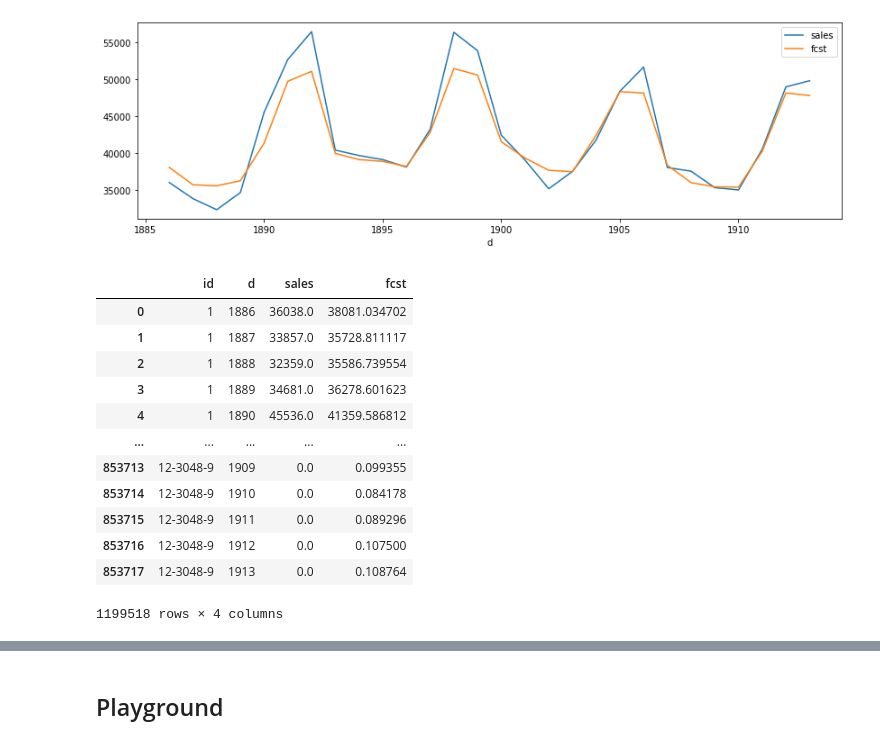
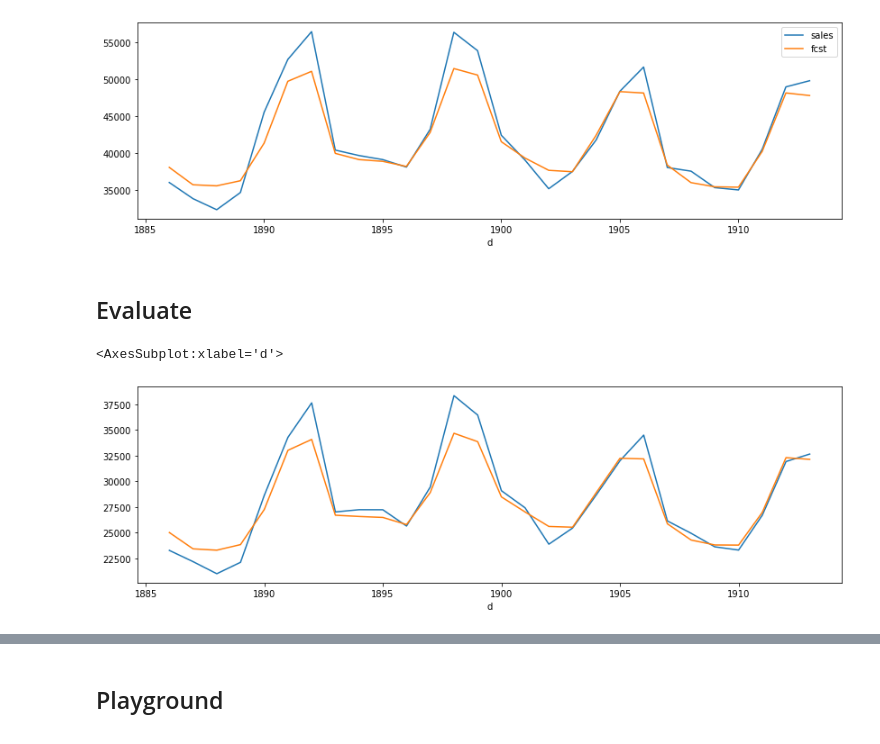
Before and after one commit to coldwhitewinters/m5-forecasting, a Jupyter notebook: notebooks/proto2.ipynb, the cells around one changed output, grey strips where cells are left out. Saved outputs shown, nothing was run; the diff lists cells and outputs as text; code cells hidden in the pictures.

```diff
--- a/notebooks/proto2.ipynb
+++ b/notebooks/proto2.ipynb
@@ -141,20 +116,3 @@ fcst_df.groupby(["d"])[["sales", "fcst"]].sum().plot()
 # %% [output]
 <AxesSubplot:xlabel='d'>
 [figure]
-# %%
-fcst_bu = bottom_up_fcst(fcst_df)
-fcst_bu
-# %% [output]
-|  | id | d | sales | fcst |
-| 0 | 1 | 1886 | 36038.0 | 38081.034702 |
-| 1 | 1 | 1887 | 33857.0 | 35728.811117 |
-| 2 | 1 | 1888 | 32359.0 | 35586.739554 |
-| 3 | 1 | 1889 | 34681.0 | 36278.601623 |
-| 4 | 1 | 1890 | 45536.0 | 41359.586812 |
-| ... | ... | ... | ... | ... |
-| 853713 | 12-3048-9 | 1909 | 0.0 | 0.099355 |
-| 853714 | 12-3048-9 | 1910 | 0.0 | 0.084178 |
-| 853715 | 12-3048-9 | 1911 | 0.0 | 0.089296 |
-| 853716 | 12-3048-9 | 1912 | 0.0 | 0.107500 |
-| 853717 | 12-3048-9 | 1913 | 0.0 | 0.108764 |
-1199518 rows × 4 columns
@@ -162,0 +119,18 @@ fcst_bu
+# %% [markdown]
+## Evaluate
+# %%
+fcst_bu = bottom_up(fcst_df, ["fcst"])
+val_bu = bottom_up(fcst_df, ["sales"])
+# %%
+idx = "4-0"
+y_train = train_bu.loc[train_bu.id == idx, ["d", "sales"]].set_index("d").iloc[:, 0]
+y_val = val_bu.loc[val_bu.id == idx, ["d", "sales"]].set_index("d").iloc[:, 0]
+y_fcst = fcst_bu.loc[fcst_bu.id == idx, ["d", "fcst"]].set_index("d").iloc[:, 0]
+
+#y_train.plot()
+y_val.plot()
+y_fcst.plot()
+#plt.xlim(left=1800)
+# %% [output]
+<AxesSubplot:xlabel='d'>
+[figure, added]
```
Also changed, not shown: parts of 93 cells of this notebook, 9 other files.
